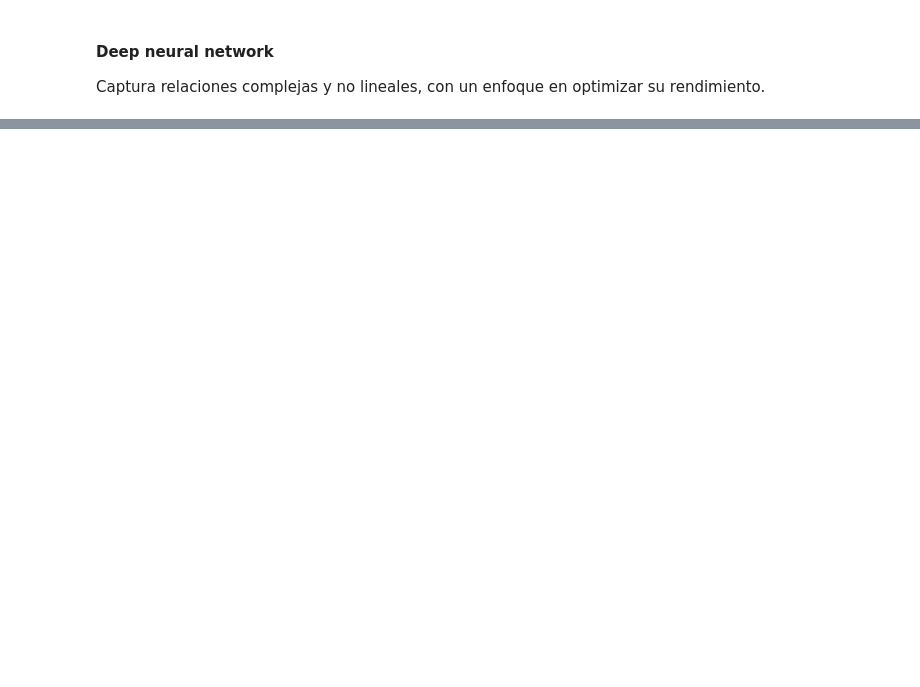
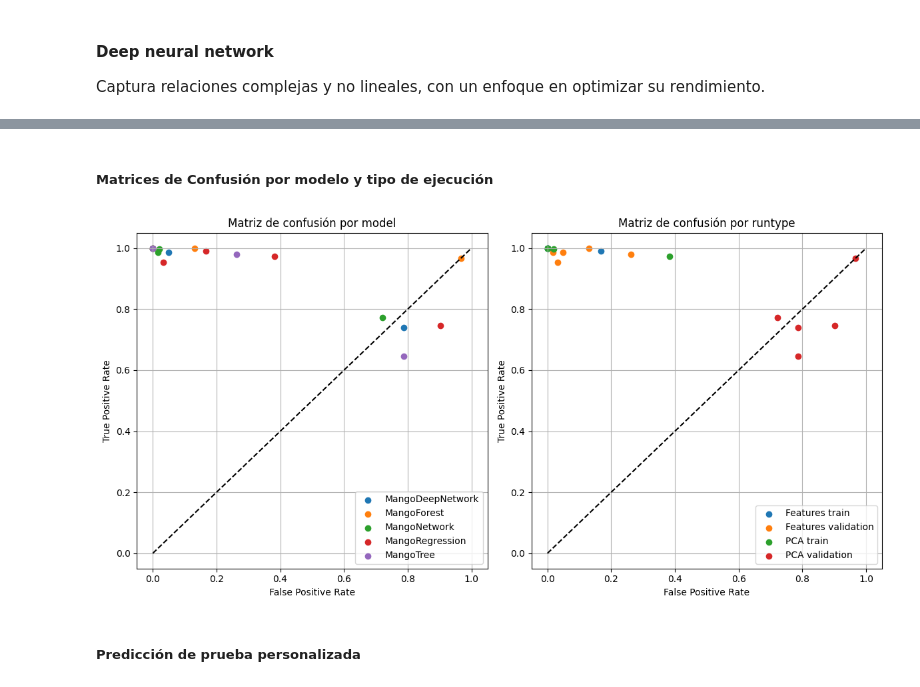
Before and after one commit to dejesusbg/mangifera, a Jupyter notebook: notebooks/mangifera.ipynb, the cells around one changed output, grey strips where cells are left out. Saved outputs shown, nothing was run; the diff lists cells and outputs as text; code cells hidden in the pictures; blank space fills up the shorter version.

```diff
--- a/notebooks/mangifera.ipynb
+++ b/notebooks/mangifera.ipynb
@@ -403,0 +484,4 @@ Model trained successfully.
+# %%
+result_df = pd.DataFrame(result)
+print(f"Se realizaron {result_df.shape[0]} pruebas de diferentes modelos \
+para 2 tipos de datos: con PCA y con features. ")
@@ -404 +508,9 @@ Model trained successfully.
+# %% [markdown]
+##### Matrices de Confusión por modelo y tipo de ejecución
+# %%
+graphic.show_scattered_cm(result_df, group_by=["model", "runtype"])
+# %% [output]
+[figure, added]
+# %% [markdown]
+##### Predicción de prueba personalizada
 # %%
```
Also changed, not shown: parts of 29 cells of this notebook.
